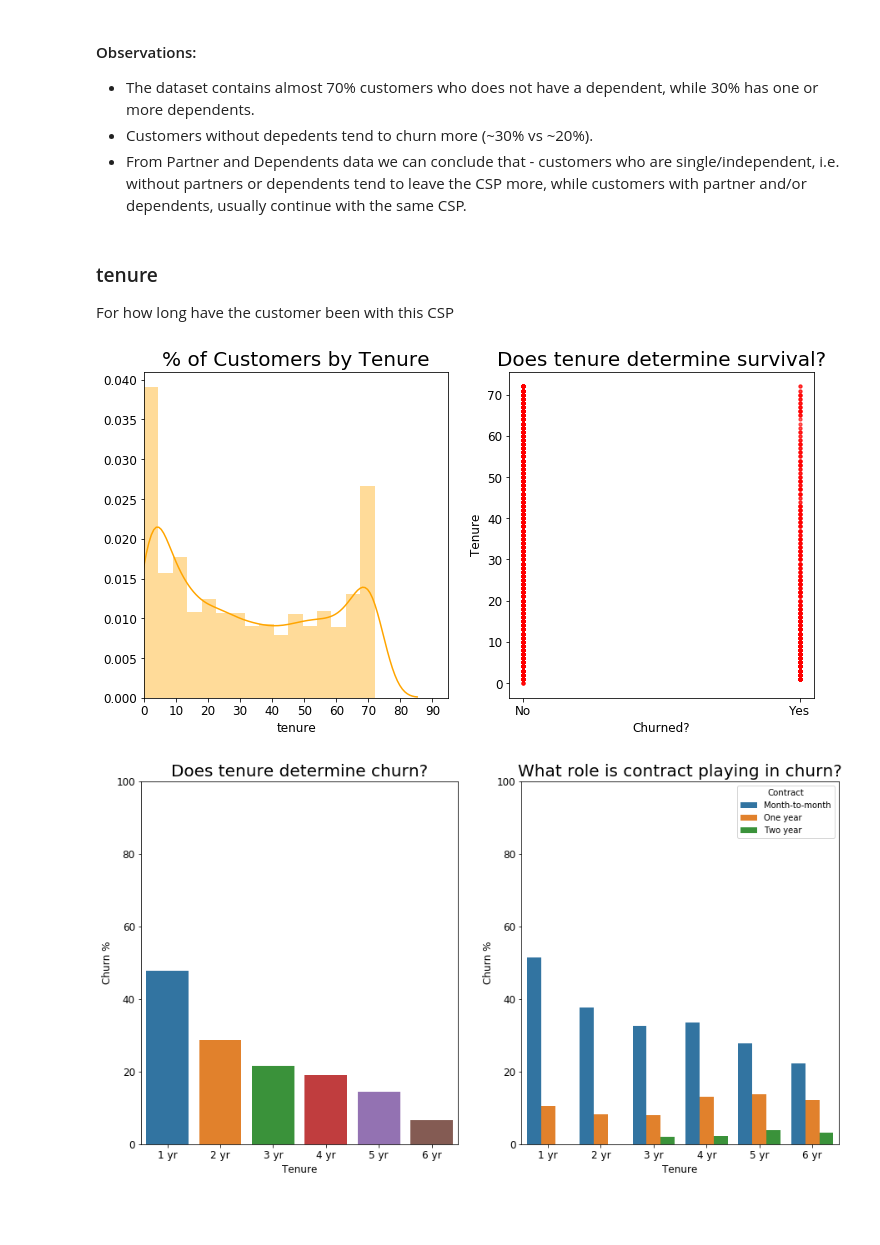
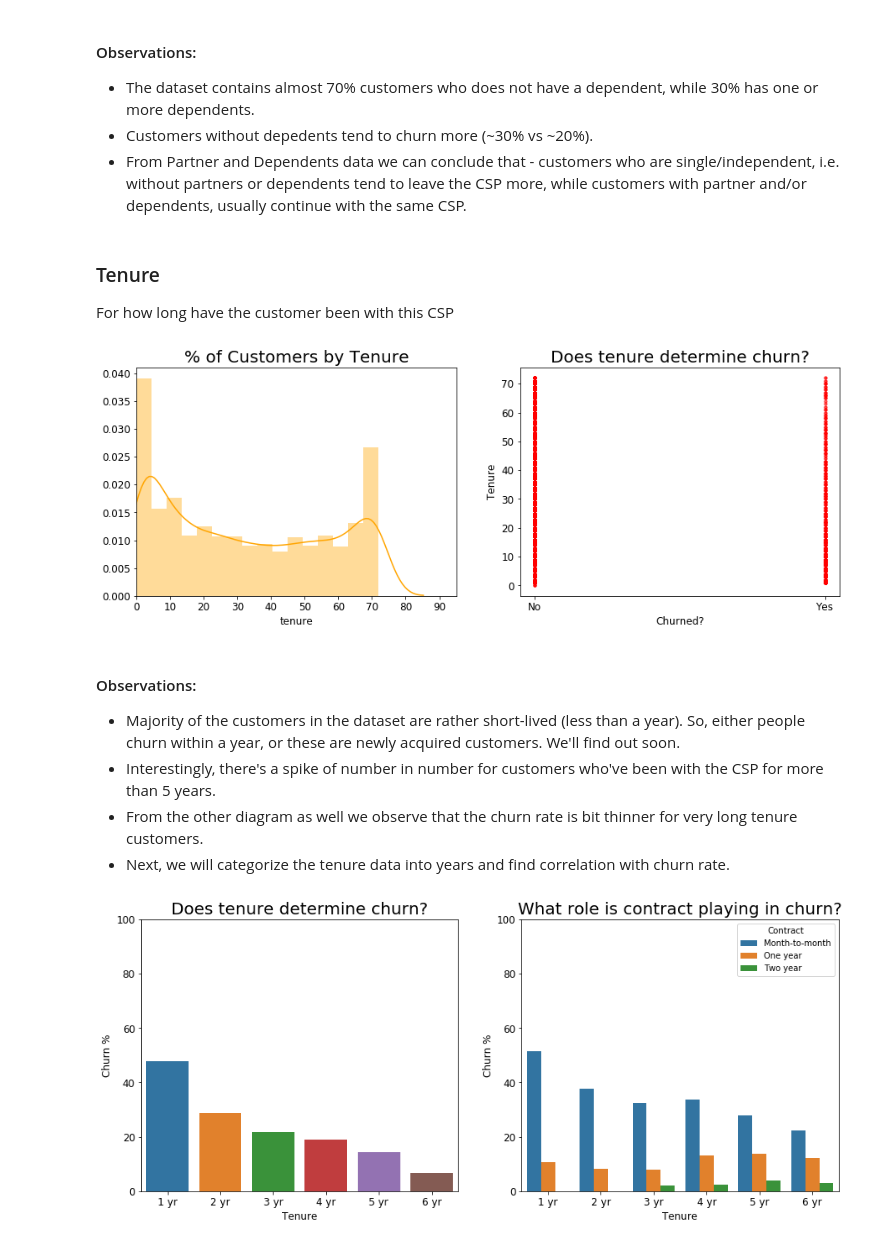
Before and after one commit to SupratimH/learning-data-science, a Jupyter notebook: project-playground/telco-customer-churn-basic-eda.ipynb, the cells around one changed output. Cells and saved outputs as stored; diff of their text form; code cells hidden in the pictures; blank space fills up the shorter version.

```diff
--- a/project-playground/telco-customer-churn-basic-eda.ipynb
+++ b/project-playground/telco-customer-churn-basic-eda.ipynb
@@ -296,26 +324,32 @@ plt.show()
 * Customers without depedents tend to churn more (~30% vs ~20%).
 * From Partner and Dependents data we can conclude that - customers who are single/independent, i.e. without partners or dependents tend to leave the CSP more, while customers with partner and/or dependents, usually continue with the same CSP.
 # %% [markdown]
-### tenure
+### Tenure
 For how long have the customer been with this CSP
 # %%
-fig, [axes1, axes2] = plt.subplots(1,2,figsize=(12,6))
+fig, [axes1, axes2] = plt.subplots(1,2,figsize=(15,5))
 
 # Plot tenure occurance
 sns.distplot(train_data.tenure, color='orange', ax=axes1)
 axes1.set_title('% of Customers by Tenure')
 axes1.set_xticks(np.arange(0, 100, 10))
 axes1.set_xlim(0,95)
 
 # Plot relation between tenure and churn
 axes2.scatter(train_data.Churn, train_data.tenure, color='red', s=10, alpha=0.2)
 axes2.set_xlabel('Churned?')
 axes2.set_ylabel('Tenure')
 axes2.set_title('Does tenure determine churn?')
 
 plt.show()
 # %% [output]
-[figure, old version]
+[figure, new version]
+# %% [markdown]
+#### Observations:
+* Majority of the customers in the dataset are rather short-lived (less than a year). So, either people churn within a year, or these are newly acquired customers. We'll find out soon.
+* Interestingly, there's a spike of number in number for customers who've been with the CSP for more than 5 years.
+* From the other diagram as well we observe that the churn rate is bit thinner for very long tenure customers.
+* Next, we will categorize the tenure data into years and find correlation with churn rate.
 # %%
 # Divide the ages into bins
 bins = [0, 12, 24, 36, 48, 60, 72]
@@ -323,7 +357,7 @@ labels = ['1 yr', '2 yr', '3 yr', '4 yr', '5 yr', '6 yr']
 train_data['tenureGroup'] = pd.cut(train_data["tenure"], bins, labels=labels)
 
 # Draw a bar plot of tenure vs churn
-fig, [axes1, axes2] = plt.subplots(1,2,figsize=(15,8))
+fig, [axes1, axes2] = plt.subplots(1,2,figsize=(15,6))
 sns.barplot(x="tenureGroup", y=train_data.ChurnVal*100, data=train_data, ci=None, ax=axes1)
 axes1.set_xlabel('Tenure')
 axes1.set_ylabel('Churn %')
@@ -340,4 +374,4 @@ axes2.set_title('What role is contract playing in churn?')
 
 plt.show()
 # %% [output]
-[figure, old version]
+[figure, new version]
```
Also changed, not shown: parts of 37 cells of this notebook.
